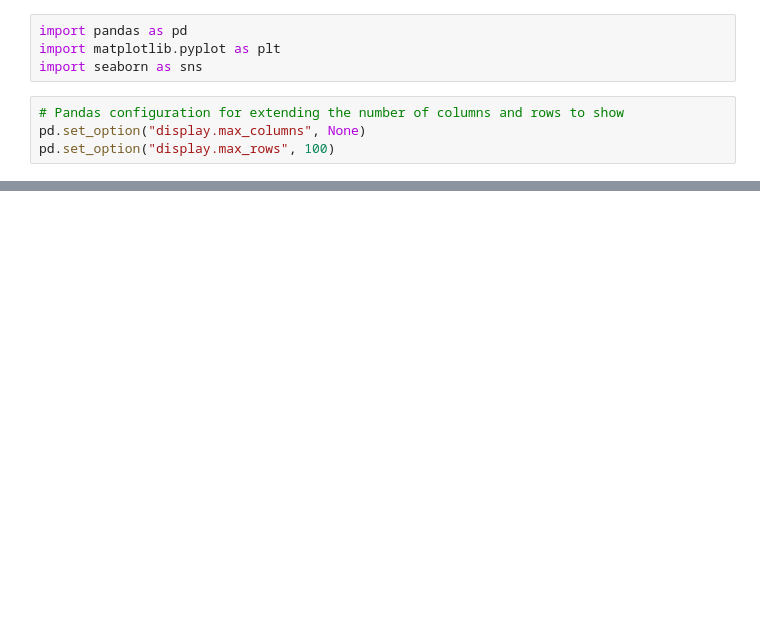
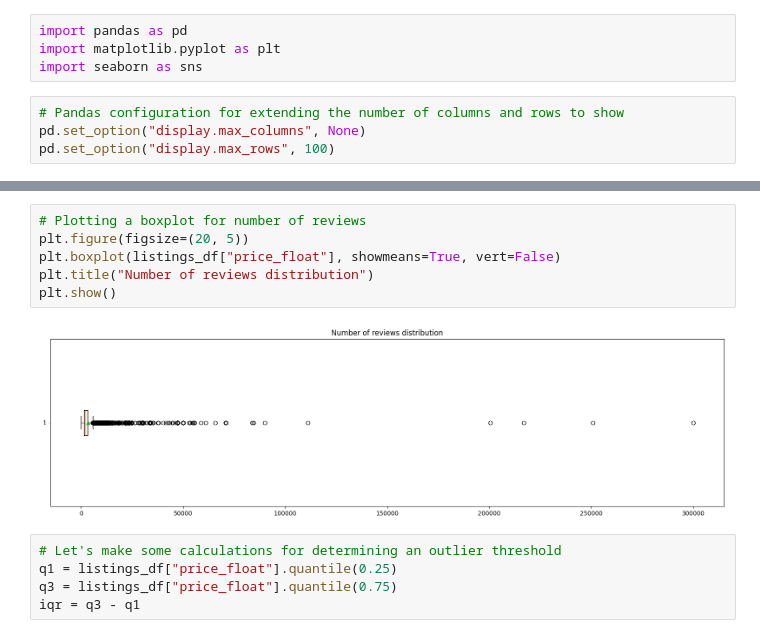
Before and after one commit to AngieRinBri/InmoviliarioTaller1, a Jupyter notebook: eda.ipynb, the cells around one changed output, grey strips where cells are left out. Saved outputs shown, nothing was run; the diff lists cells and outputs as text; blank space fills up the shorter version.

```diff
--- a/eda.ipynb
+++ b/eda.ipynb
@@ -30,0 +173,13 @@ listings_df.head
+# %%
+# Plotting a boxplot for number of reviews
+plt.figure(figsize=(20, 5))
+plt.boxplot(listings_df["price_float"], showmeans=True, vert=False)
+plt.title("Number of reviews distribution")
+plt.show()
+# %% [output]
+[figure, added]
+# %%
+# Let's make some calculations for determining an outlier threshold
+q1 = listings_df["price_float"].quantile(0.25)
+q3 = listings_df["price_float"].quantile(0.75)
+iqr = q3 - q1
```
Also changed, not shown: parts of 24 cells of this notebook.
